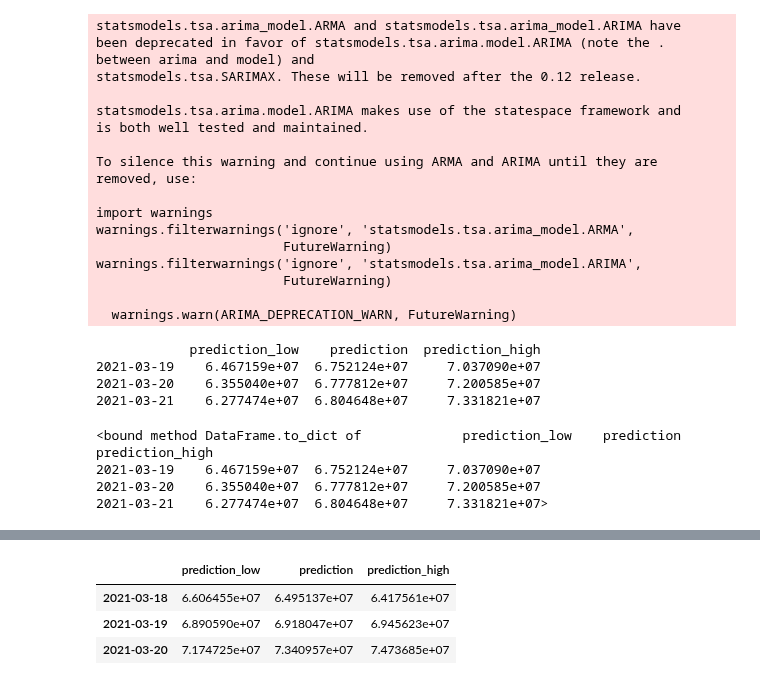
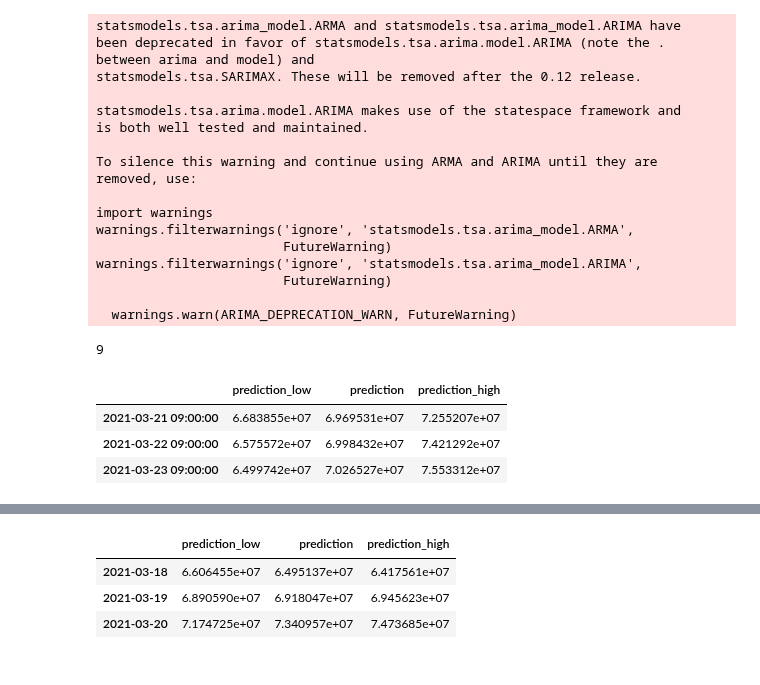
Before and after one commit to HSC-1/aiffel_achieve, a Jupyter notebook: coding.ipynb, the cells around one changed output, grey strips where cells are left out. Cells and saved outputs as stored; diff of their text form; code cells hidden in the pictures.

```diff
--- a/coding.ipynb
+++ b/coding.ipynb
@@ -99,6 +99,11 @@ warnings.filterwarnings('ignore', 'statsmodels.tsa.arima_model.ARIMA',
   warnings.warn(ARIMA_DEPRECATION_WARN, FutureWarning)
 [figure]
 # %%
+import requests
+from statsmodels.tsa.arima_model import ARIMA
+import pandas as pd
+import matplotlib.pyplot as plt
+from datetime import datetime, timedelta
 def Predict(coinname: str):
     url = "https://api.upbit.com/v1/candles/days"
     querystring = {"market":coinname,"count":"365","convertingPriceUnit":"KRW"}
@@ -109,11 +114,12 @@ def Predict(coinname: str):
     for i in range(date):
         c = response.json()[date-i-1]['trade_price']
         a.append(c)
-        c = response.json()[date-i-1]['candle_date_time_kst'].split("T")[0]
+        c = response.json()[date-i-1]['candle_date_time_kst']
+        c = datetime.fromisoformat(c)
         b.append(c)
     fu_list = []
     for i in range(3):
-        fu_list.append(c[:-2]+str(int(c[-2:])+i+1))
+        fu_list.append(c + timedelta(days=(i+1)))
     aa = pd.DataFrame(a,index=b,columns=['close'])
     model = ARIMA(a, order=(1,1,0))
     fitting = model.fit(disp=-1)
@@ -144,15 +150,17 @@ warnings.filterwarnings('ignore', 'statsmodels.tsa.arima_model.ARIMA',
                         FutureWarning)
 
   warnings.warn(ARIMA_DEPRECATION_WARN, FutureWarning)
-# %%
-print(b)
-b.to_dict
-# %% [output]
-            prediction_low    prediction  prediction_high
-2021-03-19    6.467159e+07  6.752124e+07     7.037090e+07
-2021-03-20    6.355040e+07  6.777812e+07     7.200585e+07
-2021-03-21    6.277474e+07  6.804648e+07     7.331821e+07
-<bound method DataFrame.to_dict of             prediction_low    prediction  prediction_high
-2021-03-19    6.467159e+07  6.752124e+07     7.037090e+07
-2021-03-20    6.355040e+07  6.777812e+07     7.200585e+07
-2021-03-21    6.277474e+07  6.804648e+07     7.331821e+07>
+# %%
+from datetime import datetime
+#
+# a = te[0].split('-')
+int(a[0])
+print(int(a[1]))
+# datetime.fromisoformat(str(te))
+b
+# %% [output]
+9
+|  | prediction_low | prediction | prediction_high |
+| 2021-03-21 09:00:00 | 6.683855e+07 | 6.969531e+07 | 7.255207e+07 |
+| 2021-03-22 09:00:00 | 6.575572e+07 | 6.998432e+07 | 7.421292e+07 |
+| 2021-03-23 09:00:00 | 6.499742e+07 | 7.026527e+07 | 7.553312e+07 |
```
Also changed, not shown: parts of 2 cells of this notebook.
